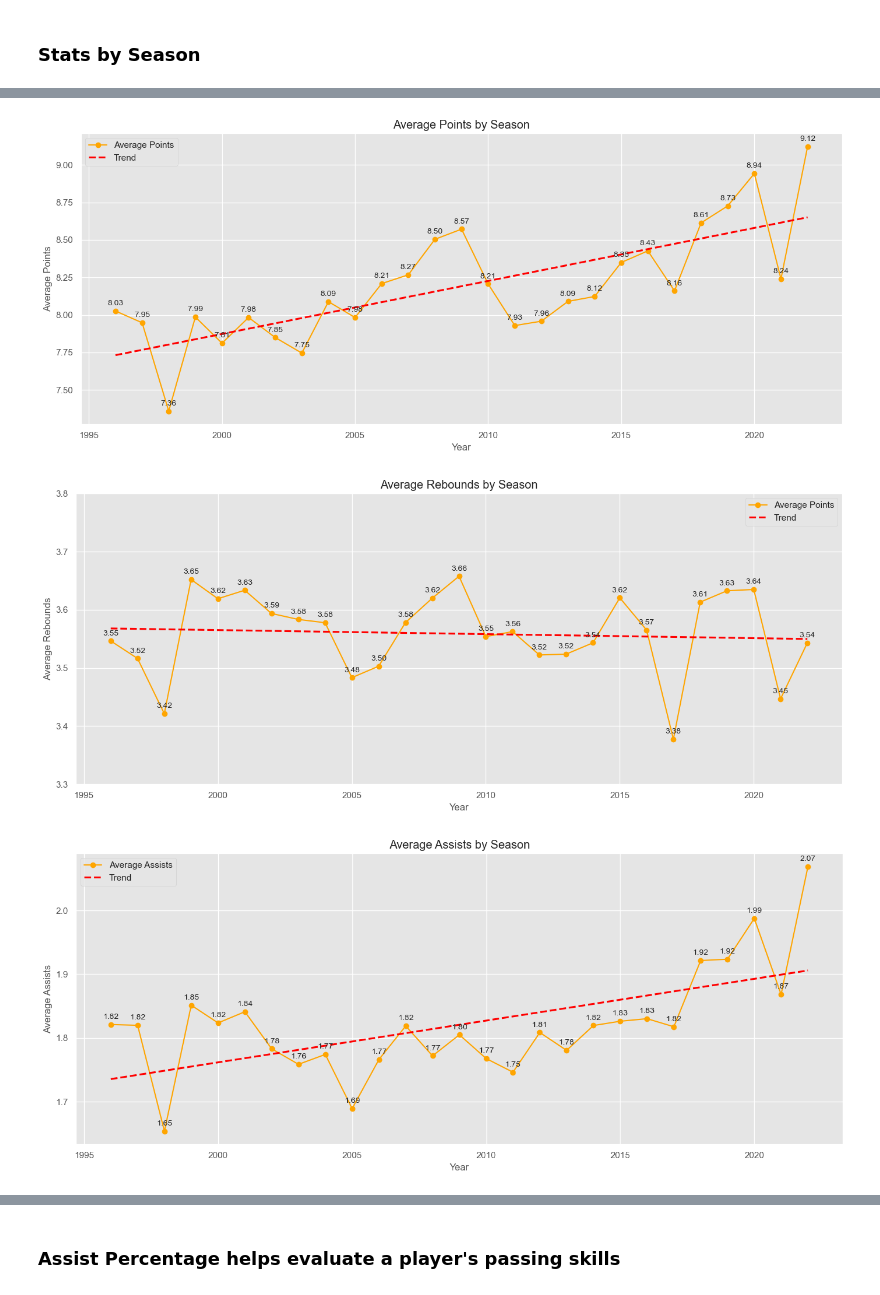
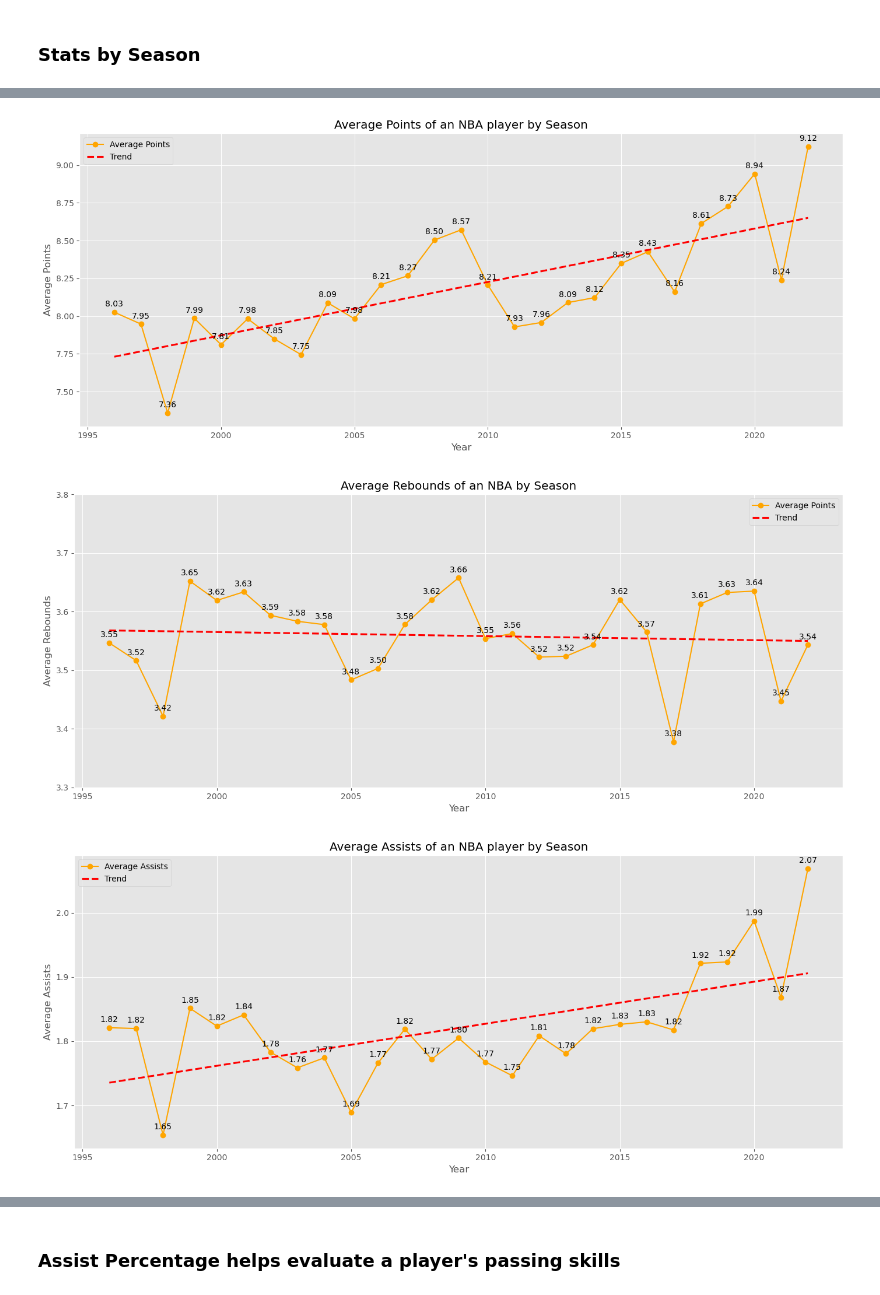
Before and after one commit to leonemma/NBA-stats-1996-2021, a Jupyter notebook: NBA players stats.ipynb, the cells around one changed output, grey strips where cells are left out. Cells and saved outputs as stored; diff of their text form; code cells hidden in the pictures.

```diff
--- a/NBA players stats.ipynb
+++ b/NBA players stats.ipynb
@@ -302,68 +304,63 @@ df.groupby('season').mean().T
 | SeasonsPlayed | 5.789116 | 6.517084 | 7.325740 | 7.954338 | 8.435374 | 9.079545 | 9.313084 | 9.780543 | 9.812500 | 10.037118 | 10.061135 | ... |
 # %%
 plt.figure(figsize=(14, 6))
-
-# Line plot with average points
 plt.plot(df.groupby('season')['pts'].mean(), marker='o', color='orange', label='Average Points', linestyle='-')
 
-# Scatter plot with regression line
 sns.regplot(x='season', y='pts', data=df, scatter=False, color='red', line_kws={'linestyle': '--'}, ci = None,label='Trend')
 
-# Annotate each point with the average points
 for season, points in df.groupby('season')['pts'].mean().iteritems():
     plt.annotate(f'{points:.2f}', (season, points),
                  textcoords="offset points", xytext=(0, 7), ha='center')
 
-plt.title('Average Points by Season')
+plt.title('Average Points of an NBA player by Season')
 plt.xlabel('Year')
 plt.ylabel('Average Points')
 plt.grid(True)
 plt.legend()
 plt.tight_layout()
 plt.show()
 # %% [output]
-[figure, old version]
+[figure, new version]
 # %%
 plt.figure(figsize=(14, 6))
-
-# Line plot with average points
 plt.plot(df.groupby('season')['reb'].mean(), marker='o', color='orange', label='Average Points', linestyle='-')
 
-# Scatter plot with regression line
 sns.regplot(x='season', y='reb', data=df, scatter=False, color='red', line_kws={'linestyle': '--'}, ci = None,label='Trend')
+
 for season, points in df.groupby('season')['reb'].mean().iteritems():
     plt.annotate(f'{points:.2f}', (season, points),
                  textcoords="offset points", xytext=(0, 7), ha='center')
-plt.title('Average Rebounds by Season')
+
+plt.title('Average Rebounds of an NBA by Season')
 plt.xlabel('Year')
 plt.ylabel('Average Rebounds')
 plt.grid(True)
 plt.legend()
 plt.ylim(3.3,3.8)
+
 plt.tight_layout()
 plt.show()
 # %% [output]
-[figure, old version]
+[figure, new version]
 # %%
 plt.figure(figsize=(14, 6))
-
-# Line plot with average points
 plt.plot(df.groupby('season')['ast'].mean(), marker='o', color='orange', label='Average Assists', linestyle='-')
 
-# Scatter plot with regression line
 sns.regplot(x='season', y='ast', data=df, scatter=False, color='red', line_kws={'linestyle': '--'}, ci = None,label='Trend')
 for season, points in df.groupby('season')['ast'].mean().iteritems():
     plt.annotate(f'{points:.2f}', (season, points),
                  textcoords="offset points", xytext=(0, 7), ha='center')
-plt.title('Average Assists by Season')
+
+plt.title('Average Assists of an NBA player by Season')
 plt.xlabel('Year')
 plt.ylabel('Average Assists')
 plt.grid(True)
 plt.legend()
+
 plt.tight_layout()
 plt.show()
 # %% [output]
-[figure, old version]
+[figure, new version]
 # %%
 plt.figure(figsize=(12, 4))
 
```
Also changed, not shown: parts of 39 cells of this notebook.
